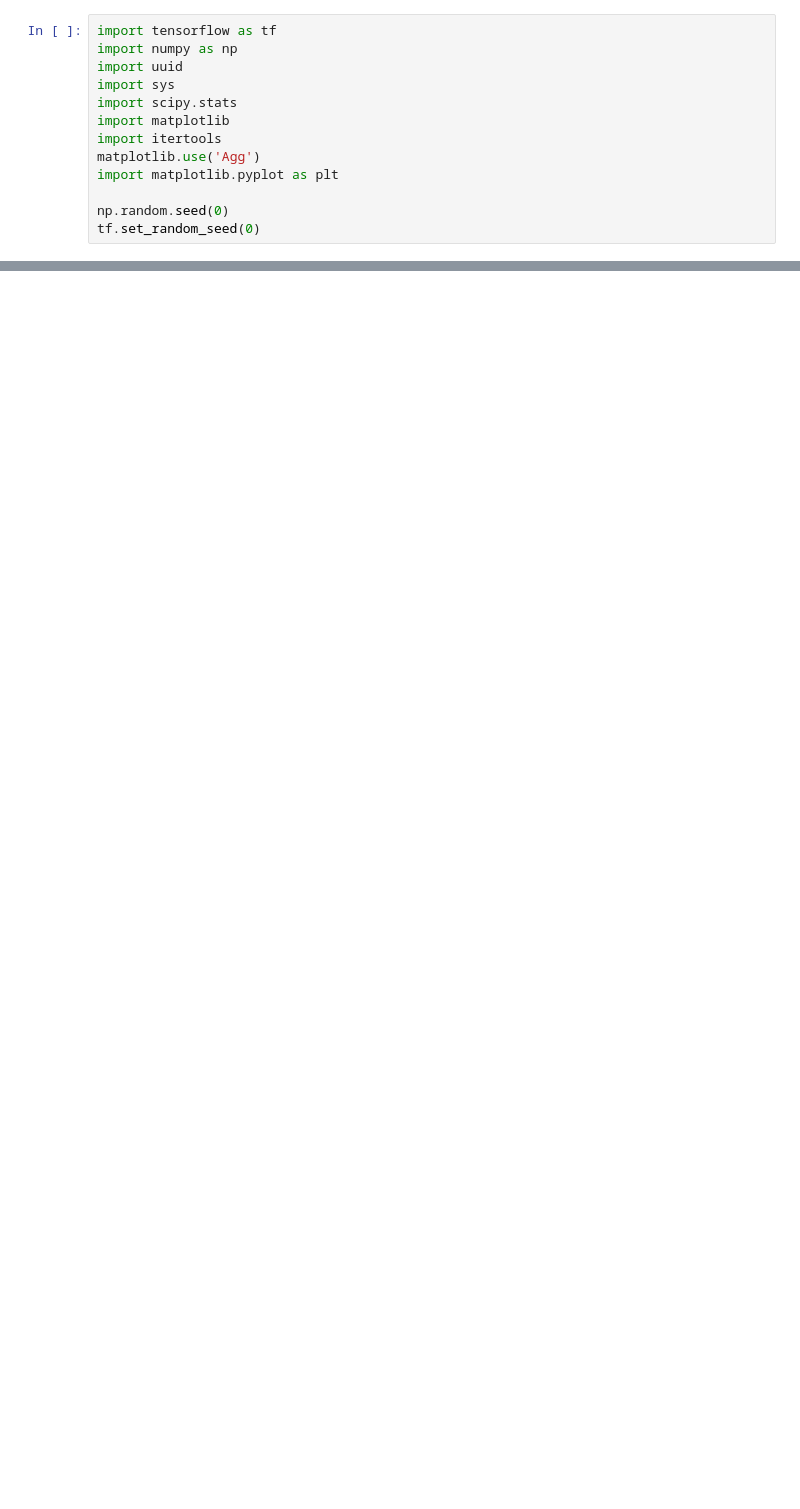
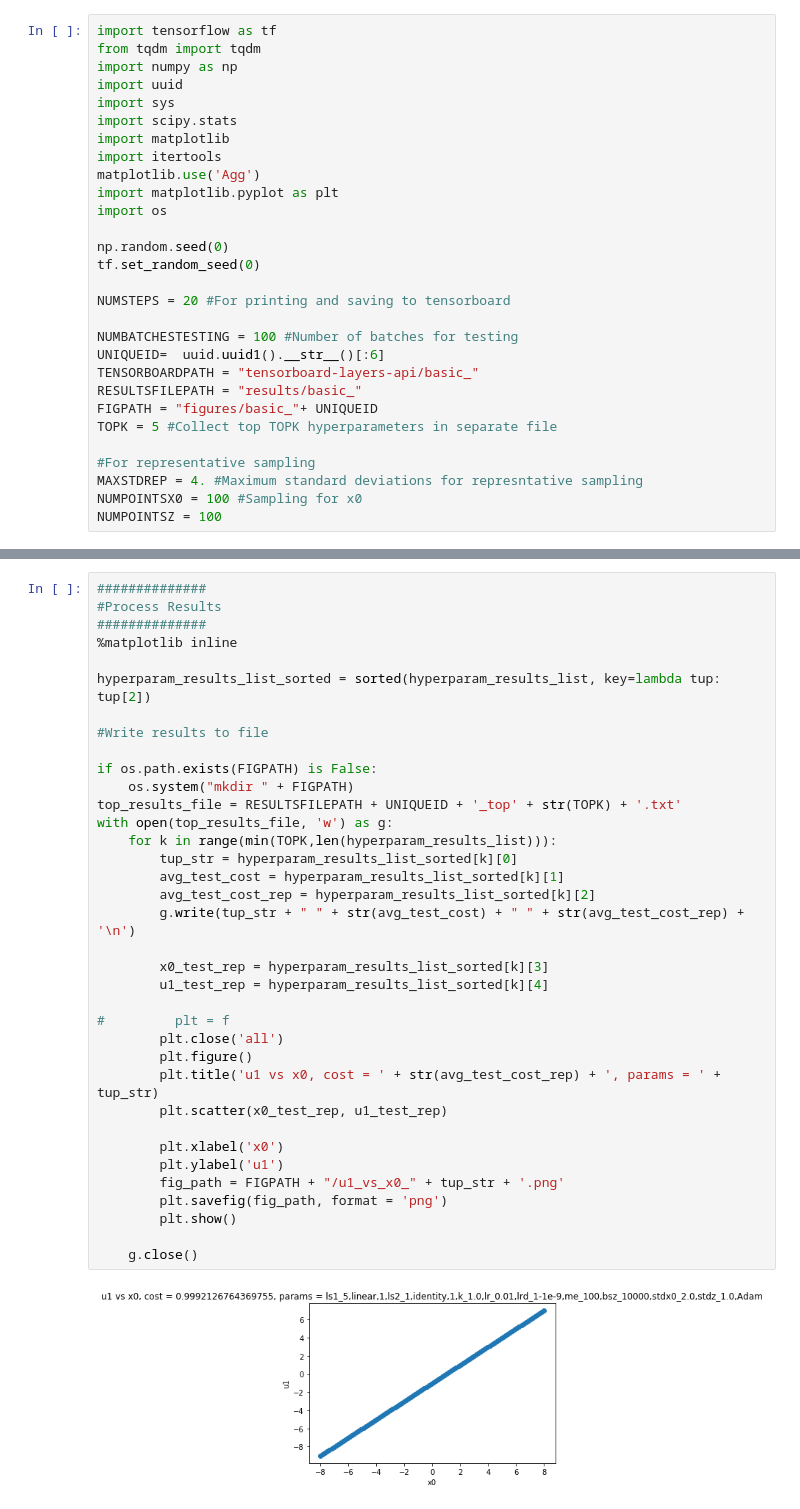
Before and after one commit to laurabrink13/Witsenhausen-Counterexample-with-NNs, a Jupyter notebook: vignesh/basic1.ipynb, the cells around one changed output, grey strips where cells are left out. Drawn from its saved outputs; the diff is of its cells as text; blank space fills up the shorter version.

Commit message:
Toy NN with hyperparameter search

```diff
--- a/vignesh/basic1.ipynb
+++ b/vignesh/basic1.ipynb
@@ -1,5 +1,6 @@
 # %%
 import tensorflow as tf
+from tqdm import tqdm
 import numpy as np
 import uuid
 import sys
@@ -8,6 +9,21 @@ import matplotlib
 import itertools
 matplotlib.use('Agg')
 import matplotlib.pyplot as plt
+import os
 
 np.random.seed(0)
 tf.set_random_seed(0)
+
+NUMSTEPS = 20 #For printing and saving to tensorboard
+
+NUMBATCHESTESTING = 100 #Number of batches for testing
+UNIQUEID=  uuid.uuid1().__str__()[:6]
+TENSORBOARDPATH = "tensorboard-layers-api/basic_"
+RESULTSFILEPATH = "results/basic_"
+FIGPATH = "figures/basic_"+ UNIQUEID
+TOPK = 5 #Collect top TOPK hyperparameters in separate file
+
+#For representative sampling
+MAXSTDREP = 4. #Maximum standard deviations for represntative sampling
+NUMPOINTSX0 = 100 #Sampling for x0
+NUMPOINTSZ = 100
@@ -177,0 +593,38 @@ print(x0_distribution.pdf(x0_test))
+# %%
+##############
+#Process Results
+##############
+%matplotlib inline
+
+hyperparam_results_list_sorted = sorted(hyperparam_results_list, key=lambda tup: tup[2])
+
+#Write results to file
+
+if os.path.exists(FIGPATH) is False:
+    os.system("mkdir " + FIGPATH)
+top_results_file = RESULTSFILEPATH + UNIQUEID + '_top' + str(TOPK) + '.txt'
+with open(top_results_file, 'w') as g:
+    for k in range(min(TOPK,len(hyperparam_results_list))):
+        tup_str = hyperparam_results_list_sorted[k][0]
+        avg_test_cost = hyperparam_results_list_sorted[k][1]
+        avg_test_cost_rep = hyperparam_results_list_sorted[k][2]
+        g.write(tup_str + " " + str(avg_test_cost) + " " + str(avg_test_cost_rep) + '\n')
+
+        x0_test_rep = hyperparam_results_list_sorted[k][3]
+        u1_test_rep = hyperparam_results_list_sorted[k][4]
+
+#         plt = f
+        plt.close('all')
+        plt.figure()
+        plt.title('u1 vs x0, cost = ' + str(avg_test_cost_rep) + ', params = ' + tup_str)
+        plt.scatter(x0_test_rep, u1_test_rep)
+
+        plt.xlabel('x0')
+        plt.ylabel('u1')
+        fig_path = FIGPATH + "/u1_vs_x0_" + tup_str + '.png'
+        plt.savefig(fig_path, format = 'png')
+        plt.show()
+
+    g.close()
+# %% [output]
+[figure, added]
```
Also changed, not shown: parts of 7 cells of this notebook, 12 other files.
